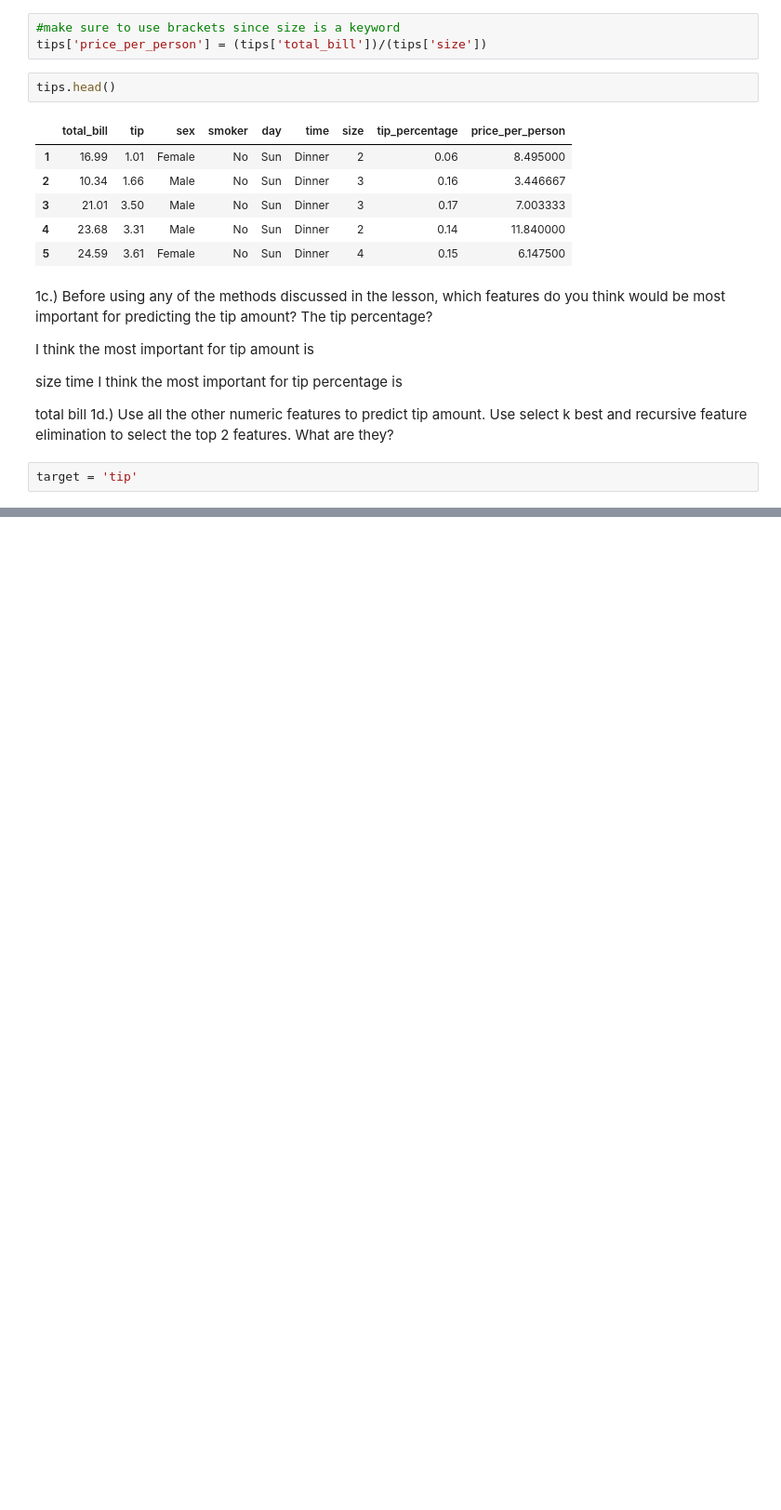
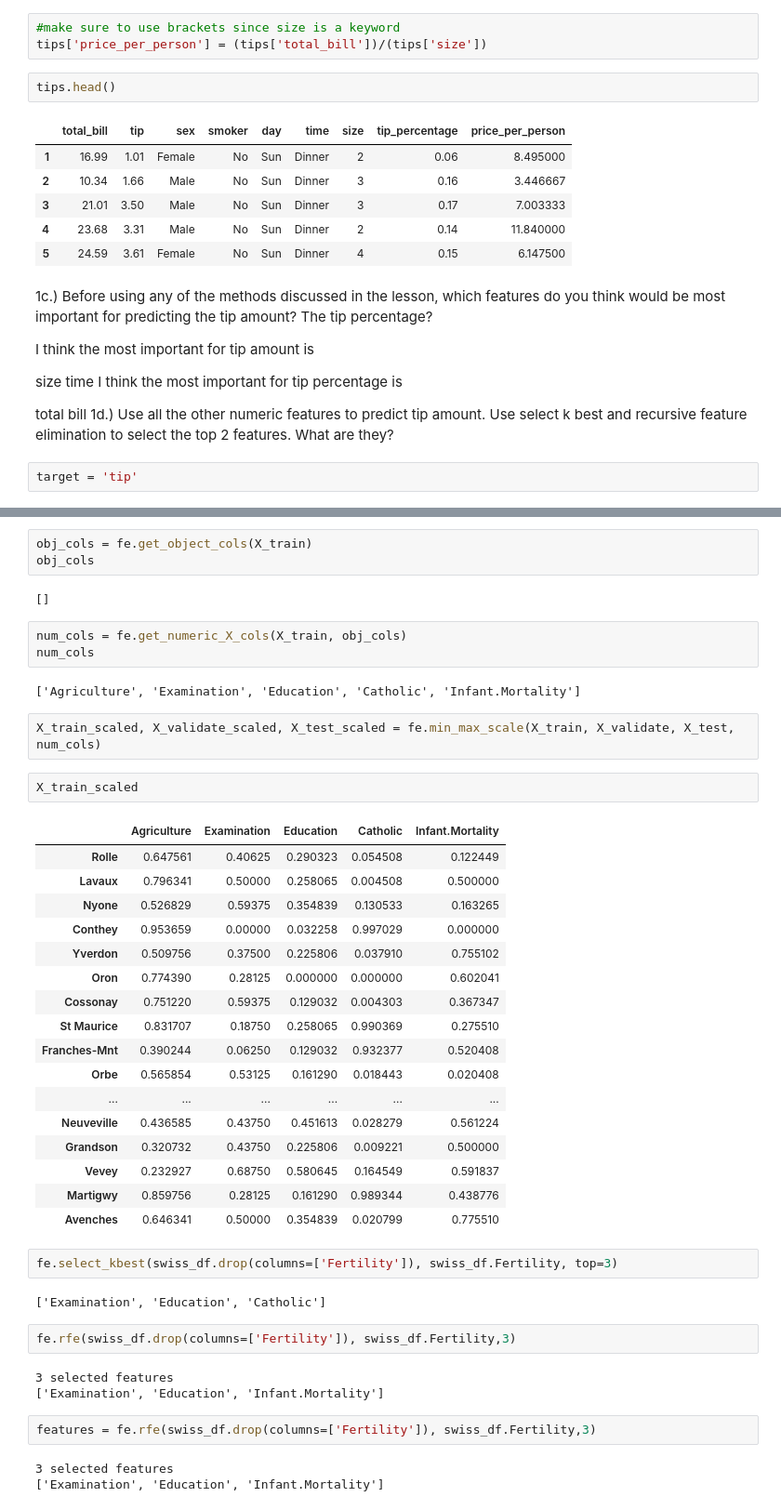
Before and after one commit to chriseverts/regression-exercises-, a Jupyter notebook: feature_engineering.ipynb, the cells around one changed output, grey strips where cells are left out. Shown at 93% size. Cells and saved outputs as stored; diff of their text form; blank space fills up the shorter version.

```diff
--- a/feature_engineering.ipynb
+++ b/feature_engineering.ipynb
@@ -107,0 +340,46 @@ NameError: name 'fe' is not defined
+# %%
+obj_cols = fe.get_object_cols(X_train)
+obj_cols
+# %% [output]
+[]
+# %%
+num_cols = fe.get_numeric_X_cols(X_train, obj_cols)
+num_cols
+# %% [output]
+['Agriculture', 'Examination', 'Education', 'Catholic', 'Infant.Mortality']
+# %%
+X_train_scaled, X_validate_scaled, X_test_scaled = fe.min_max_scale(X_train, X_validate, X_test, num_cols)
+# %%
+X_train_scaled
+# %% [output]
+|  | Agriculture | Examination | Education | Catholic | Infant.Mortality |
+| Rolle | 0.647561 | 0.40625 | 0.290323 | 0.054508 | 0.122449 |
+| Lavaux | 0.796341 | 0.50000 | 0.258065 | 0.004508 | 0.500000 |
+| Nyone | 0.526829 | 0.59375 | 0.354839 | 0.130533 | 0.163265 |
+| Conthey | 0.953659 | 0.00000 | 0.032258 | 0.997029 | 0.000000 |
+| Yverdon | 0.509756 | 0.37500 | 0.225806 | 0.037910 | 0.755102 |
+| Oron | 0.774390 | 0.28125 | 0.000000 | 0.000000 | 0.602041 |
+| Cossonay | 0.751220 | 0.59375 | 0.129032 | 0.004303 | 0.367347 |
+| St Maurice | 0.831707 | 0.18750 | 0.258065 | 0.990369 | 0.275510 |
+| Franches-Mnt | 0.390244 | 0.06250 | 0.129032 | 0.932377 | 0.520408 |
+| Orbe | 0.565854 | 0.53125 | 0.161290 | 0.018443 | 0.020408 |
+| ... | ... | ... | ... | ... | ... |
+| Neuveville | 0.436585 | 0.43750 | 0.451613 | 0.028279 | 0.561224 |
+| Grandson | 0.320732 | 0.43750 | 0.225806 | 0.009221 | 0.500000 |
+| Vevey | 0.232927 | 0.68750 | 0.580645 | 0.164549 | 0.591837 |
+| Martigwy | 0.859756 | 0.28125 | 0.161290 | 0.989344 | 0.438776 |
+| Avenches | 0.646341 | 0.50000 | 0.354839 | 0.020799 | 0.775510 |
+# %%
+fe.select_kbest(swiss_df.drop(columns=['Fertility']), swiss_df.Fertility, top=3)
+# %% [output]
+['Examination', 'Education', 'Catholic']
+# %%
+fe.rfe(swiss_df.drop(columns=['Fertility']), swiss_df.Fertility,3)
+# %% [output]
+3 selected features
+['Examination', 'Education', 'Infant.Mortality']
+# %%
+features = fe.rfe(swiss_df.drop(columns=['Fertility']), swiss_df.Fertility,3)
+# %% [output]
+3 selected features
+['Examination', 'Education', 'Infant.Mortality']
```
Also changed, not shown: parts of 37 cells of this notebook, 1 other file.
